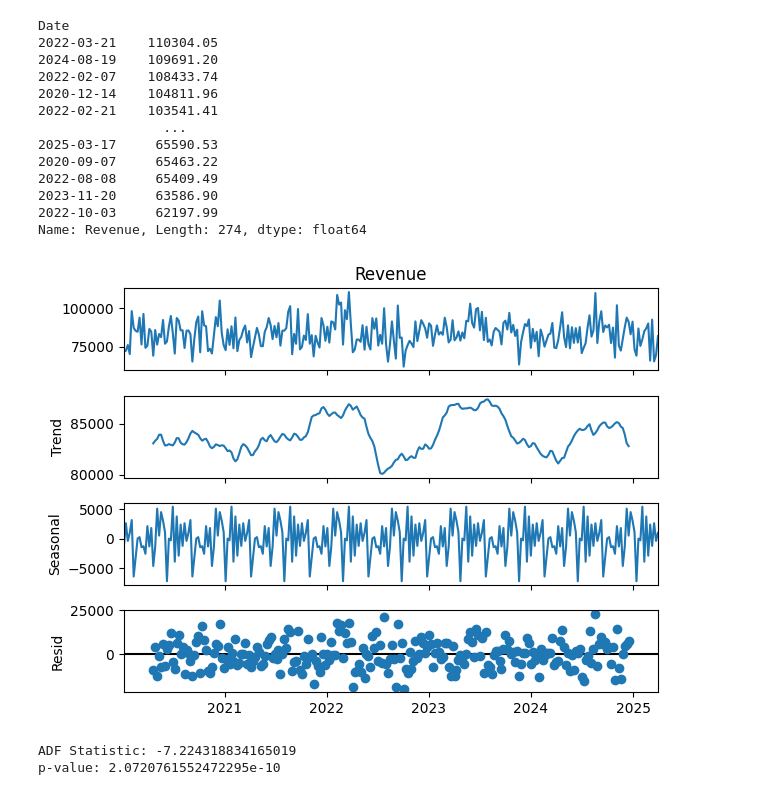
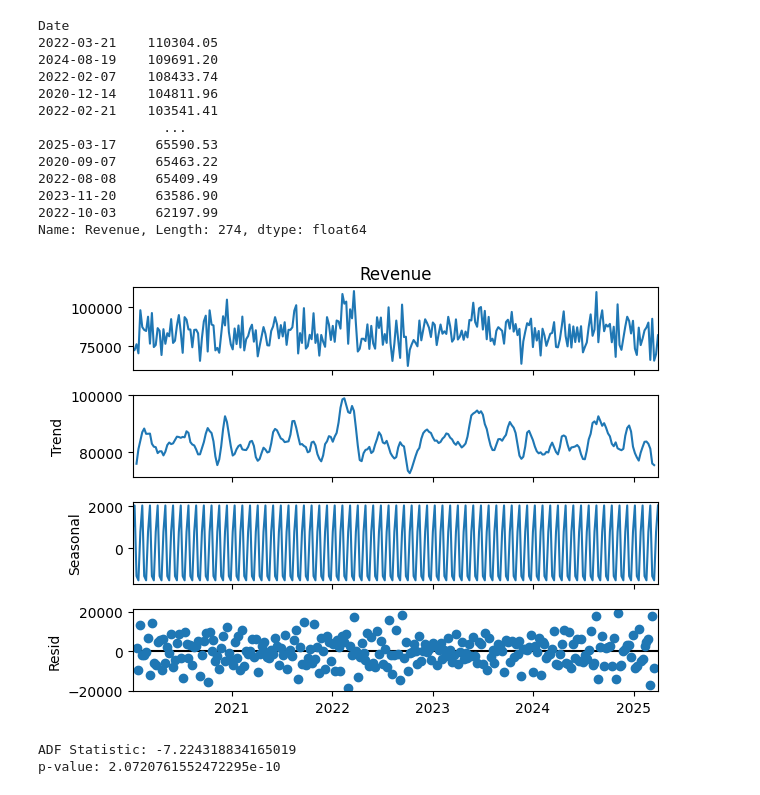
Before and after one commit to Islam-Ragab8/ML-, a Jupyter notebook: supplement-sales-data.ipynb, the cells around one changed output. Saved outputs shown, nothing was run; the diff lists cells and outputs as text; code cells hidden in the pictures.

```diff
--- a/supplement-sales-data.ipynb
+++ b/supplement-sales-data.ipynb
@@ -264,11 +264,11 @@ Date
 Name: Revenue, Length: 274, dtype: float64
 # %%
 # Decompose the time series
-result = seasonal_decompose(weekly_sales, model='additive', period=30)  # assume monthly data
+result = seasonal_decompose(weekly_sales, model='additive', period=4)
 result.plot()
 plt.show()
 # %% [output]
-[figure, old version]
+[figure, new version]
 # %%
 from statsmodels.graphics.tsaplots import plot_acf, plot_pacf
 from statsmodels.tsa.stattools import adfuller
```
Also changed, not shown: parts of 13 cells of this notebook.
